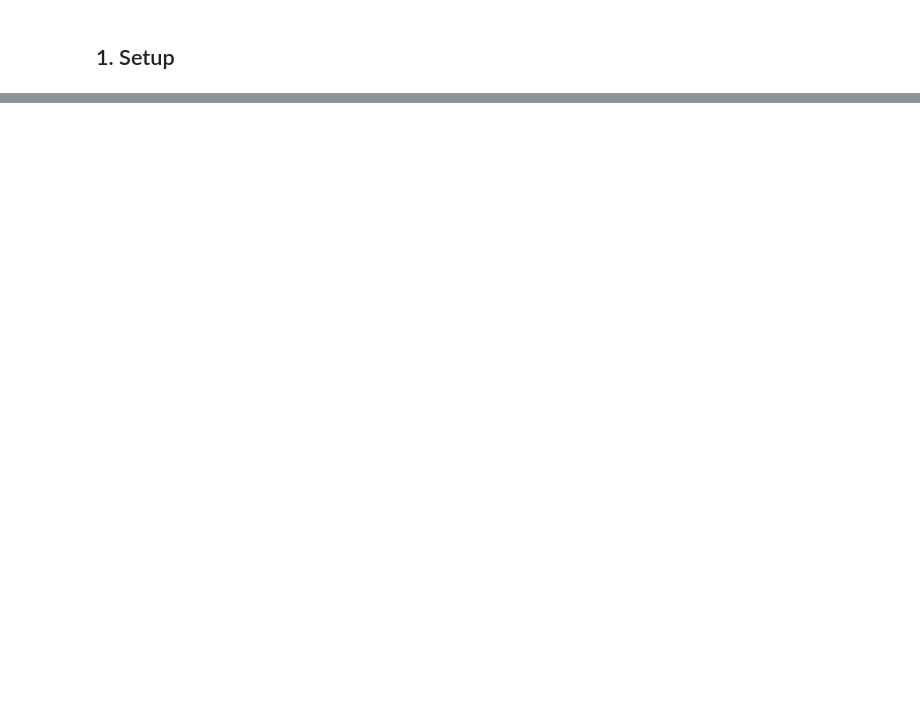
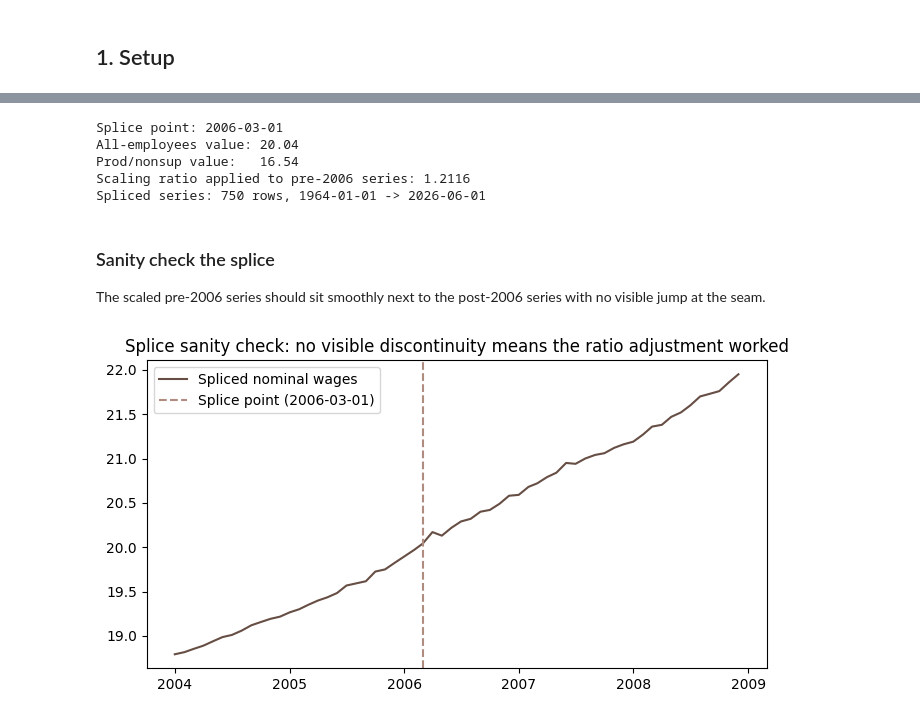
Before and after one commit to juvinciariadi/data-worn-thin.-, a Jupyter notebook: notebooks/issue-01/01_apparel_spending_by_quintile.ipynb, the cells around one changed output, grey strips where cells are left out. Saved outputs shown, nothing was run; the diff lists cells and outputs as text; code cells hidden in the pictures; blank space fills up the shorter version.

```diff
--- a/notebooks/issue-01/01_apparel_spending_by_quintile.ipynb
+++ b/notebooks/issue-01/01_apparel_spending_by_quintile.ipynb
@@ -14,12 +21,13 @@ import json
 from pathlib import Path
 
 import matplotlib.pyplot as plt
+import matplotlib.dates as mdates
 import pandas as pd
 
 # Paths — the notebook lives in notebooks/, so go up one level for repo root
-REPO_ROOT = Path.cwd().parent
-RAW_DIR = REPO_ROOT / "data" / "raw"
-PROCESSED_DIR = REPO_ROOT / "data" / "processed"
+REPO_ROOT = Path.cwd().parent.parent
+RAW_DIR = REPO_ROOT / "data" / "raw" / "issue-01"
+PROCESSED_DIR = REPO_ROOT / "data" / "processed" / "issue-01"
 POST_EXPORTS = REPO_ROOT / "content" / "posts" / "issue-01-buy-now-owe-later" / "exports"
 PALETTE_FILE = REPO_ROOT / "brand" / "palette.json"
 
@@ -33,0 +116,39 @@ Raw data: c:\Users\juvin\OneDrive\Desktop\data worn thin\data-worn-thin.-\notebo
+# %%
+wages_all = series["wages_all"]
+wages_pns = series["wages_prod_nonsup"]
+
+# Find the overlap and compute the ratio at the first shared date
+overlap_start = max(wages_all.index.min(), wages_pns.index.min())
+ratio = wages_all.loc[overlap_start] / wages_pns.loc[overlap_start]
+print(f"Splice point: {overlap_start.date()}")
+print(f"All-employees value: {wages_all.loc[overlap_start]:.2f}")
+print(f"Prod/nonsup value:   {wages_pns.loc[overlap_start]:.2f}")
+print(f"Scaling ratio applied to pre-2006 series: {ratio:.4f}")
+
+# Scale pre-2006 values, then concatenate
+wages_pre = wages_pns[wages_pns.index < overlap_start] * ratio
+wages_spliced = pd.concat([wages_pre, wages_all]).sort_index()
+wages_spliced.name = "nominal_wages"
+
+print(f"Spliced series: {len(wages_spliced)} rows, {wages_spliced.index.min().date()} -> {wages_spliced.index.max().date()}")
+# %% [output]
+Splice point: 2006-03-01
+All-employees value: 20.04
+Prod/nonsup value:   16.54
+Scaling ratio applied to pre-2006 series: 1.2116
+Spliced series: 750 rows, 1964-01-01 -> 2026-06-01
+# %% [markdown]
+### Sanity check the splice
+
+The scaled pre-2006 series should sit smoothly next to the post-2006 series with no visible jump at the seam.
+# %%
+fig, ax = plt.subplots(figsize=(8, 4))
+window = slice("2004-01-01", "2008-12-31")
+ax.plot(wages_spliced.loc[window].index, wages_spliced.loc[window].values,
+        color=PALETTE["cocoa"], label="Spliced nominal wages")
+ax.axvline(overlap_start, color=PALETTE["dusty"], linestyle="--", label=f"Splice point ({overlap_start.date()})")
+ax.set_title("Splice sanity check: no visible discontinuity means the ratio adjustment worked")
+ax.legend()
+plt.show()
+# %% [output]
+[figure, added]
```
Also changed, not shown: parts of 18 cells of this notebook, 1 other file.
